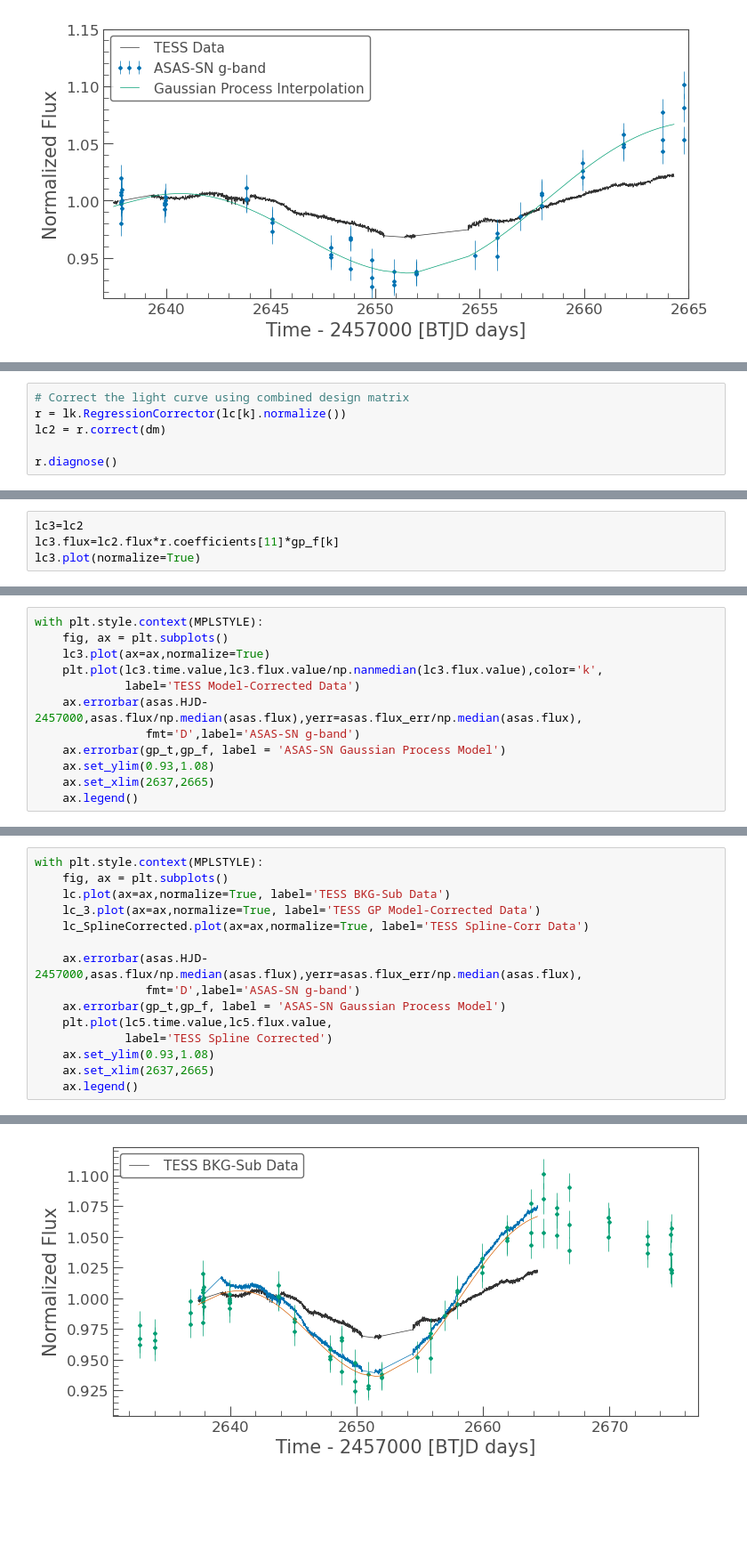
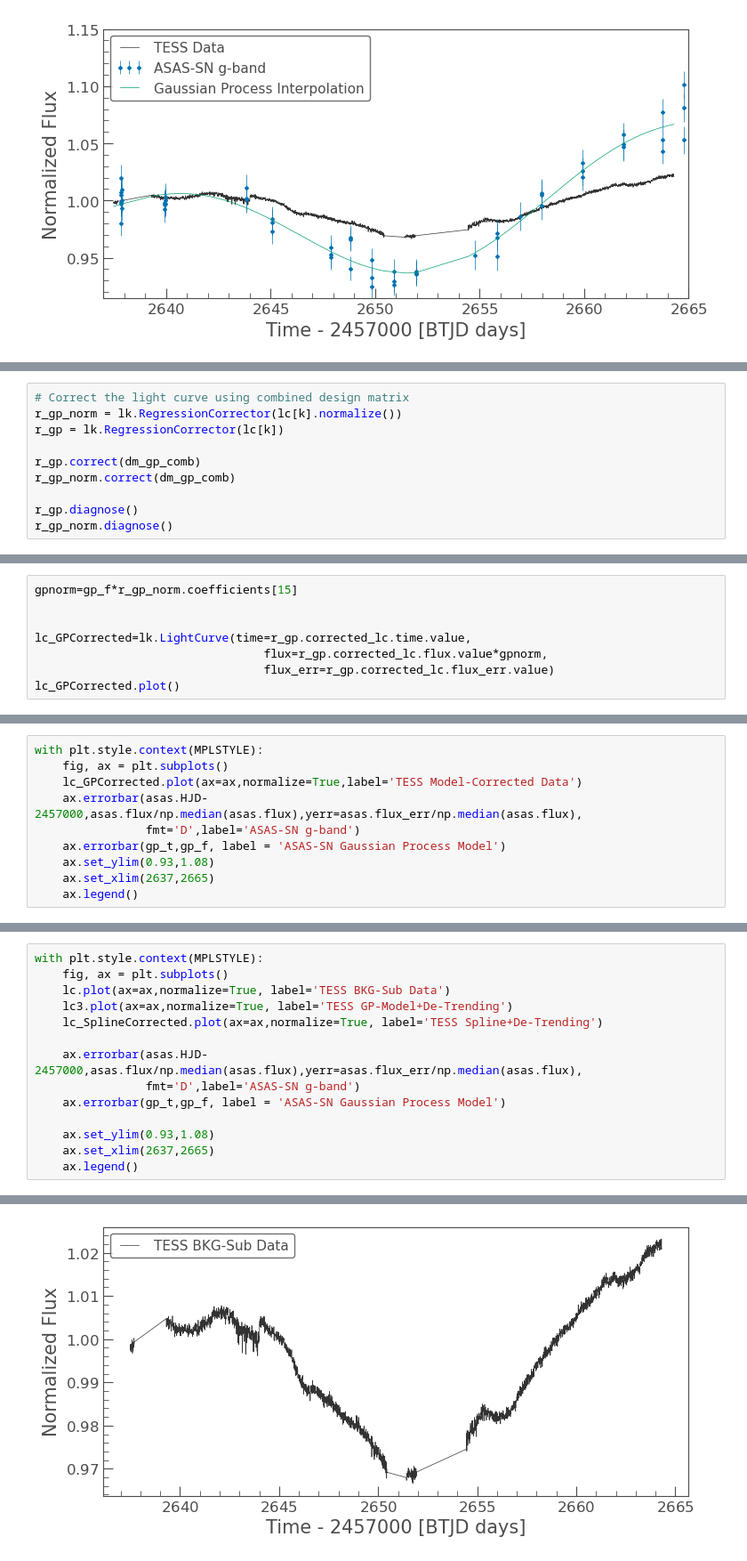
Before and after one commit to tylerapritchard/TESSGI_Tut_NGC4151, a Jupyter notebook: NGC4151_modelfit.ipynb, the cells around one changed output, grey strips where cells are left out. Shown: that part at 89% size. Cells and saved outputs as stored; diff of their text form; blank space fills up the shorter version.

```diff
--- a/NGC4151_modelfit.ipynb
+++ b/NGC4151_modelfit.ipynb
@@ -184,9 +200,13 @@ dm = lk.DesignMatrixCollection([dm1, dm2,dm3.append_constant()])
 # %%
 # Correct the light curve using combined design matrix
-r = lk.RegressionCorrector(lc[k].normalize())
-lc2 = r.correct(dm)
+r_gp_norm = lk.RegressionCorrector(lc[k].normalize())
+r_gp = lk.RegressionCorrector(lc[k])
 
-r.diagnose()
+r_gp.correct(dm_gp_comb)
+r_gp_norm.correct(dm_gp_comb)
+
+r_gp.diagnose()
+r_gp_norm.diagnose()
 # %% [output]
 array([<AxesSubplot:ylabel='Flux'>,
        <AxesSubplot:xlabel='Time - 2457000 [BTJD days]', ylabel='Normalized Flux'>],
@@ -207,4 +215,0 @@ array([ 1.45189496e-01, -2.01926880e-01, -1.33004872e+02, -2.26225436e+01,
-# %%
-lc3=lc2
-lc3.flux=lc2.flux*r.coefficients[11]*gp_f[k]
-lc3.plot(normalize=True)
@@ -213,0 +229,8 @@ lc3.plot(normalize=True)
+# %%
+gpnorm=gp_f*r_gp_norm.coefficients[15]
+
+
+lc_GPCorrected=lk.LightCurve(time=r_gp.corrected_lc.time.value,
+                                 flux=r_gp.corrected_lc.flux.value*gpnorm,
+                                 flux_err=r_gp.corrected_lc.flux_err.value)
+lc_GPCorrected.plot()
@@ -214,9 +242,7 @@ lc3.plot(normalize=True)
 # %%
 with plt.style.context(MPLSTYLE):
     fig, ax = plt.subplots()
-    lc3.plot(ax=ax,normalize=True)
-    plt.plot(lc3.time.value,lc3.flux.value/np.nanmedian(lc3.flux.value),color='k',
-             label='TESS Model-Corrected Data')
+    lc_GPCorrected.plot(ax=ax,normalize=True,label='TESS Model-Corrected Data')
     ax.errorbar(asas.HJD-2457000,asas.flux/np.median(asas.flux),yerr=asas.flux_err/np.median(asas.flux),
                 fmt='D',label='ASAS-SN g-band')
     ax.errorbar(gp_t,gp_f, label = 'ASAS-SN Gaussian Process Model')
@@ -229,14 +257,13 @@ with plt.style.context(MPLSTYLE):
 with plt.style.context(MPLSTYLE):
     fig, ax = plt.subplots()
     lc.plot(ax=ax,normalize=True, label='TESS BKG-Sub Data')
-    lc_3.plot(ax=ax,normalize=True, label='TESS GP Model-Corrected Data')
-    lc_SplineCorrected.plot(ax=ax,normalize=True, label='TESS Spline-Corr Data')
+    lc3.plot(ax=ax,normalize=True, label='TESS GP-Model+De-Trending')
+    lc_SplineCorrected.plot(ax=ax,normalize=True, label='TESS Spline+De-Trending')
 
     ax.errorbar(asas.HJD-2457000,asas.flux/np.median(asas.flux),yerr=asas.flux_err/np.median(asas.flux),
                 fmt='D',label='ASAS-SN g-band')
     ax.errorbar(gp_t,gp_f, label = 'ASAS-SN Gaussian Process Model')
-    plt.plot(lc5.time.value,lc5.flux.value,
-             label='TESS Spline Corrected')
+
     ax.set_ylim(0.93,1.08)
     ax.set_xlim(2637,2665)
     ax.legend()
@@ -245 +272 @@ NameError: name 'lc5' is not defined
-[figure, old version]
+[figure, new version]
```
Also changed, not shown: parts of 40 cells of this notebook.
